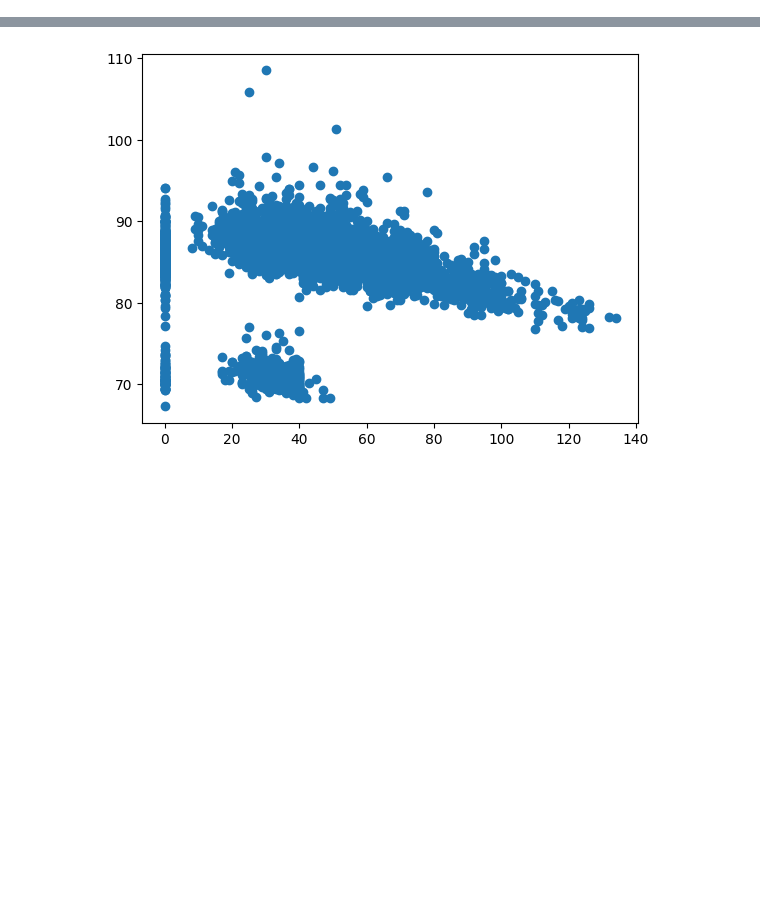
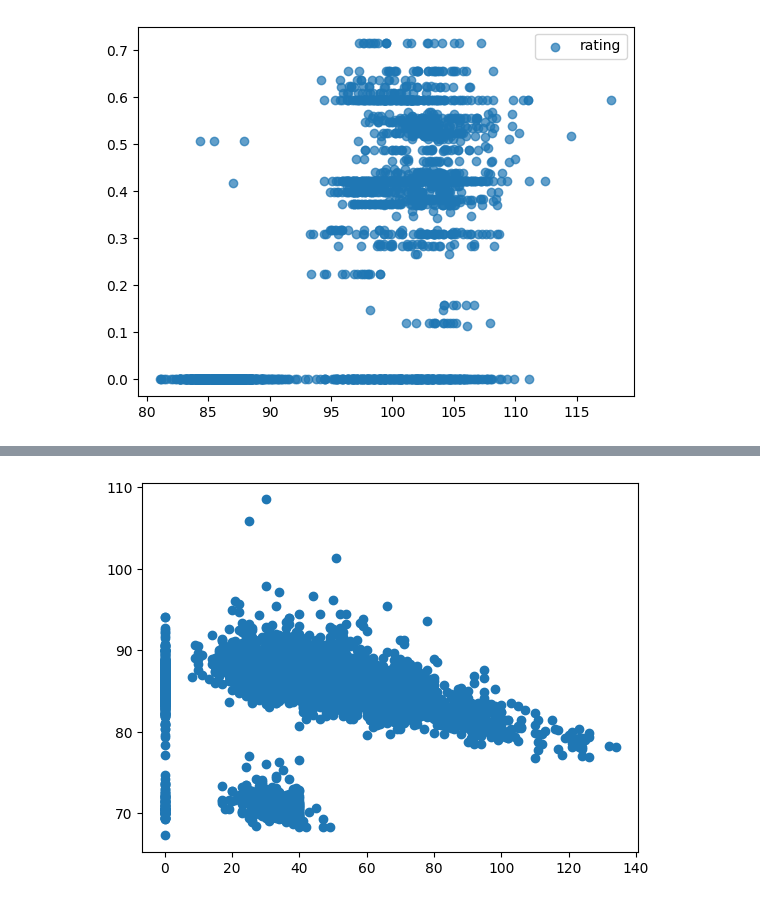
Before and after one commit to chomgid/HorceRacingPrediction2023, a Jupyter notebook: Jaehoon/edaedaeda.ipynb, the cells around one changed output, grey strips where cells are left out. Saved outputs shown, nothing was run; the diff lists cells and outputs as text; code cells hidden in the pictures; blank space fills up the shorter version.

```diff
--- a/Jaehoon/edaedaeda.ipynb
+++ b/Jaehoon/edaedaeda.ipynb
@@ -61,0 +124,9 @@ data_1800=data[data['경주거리']==1800]
+# %%
+#plt.scatter(data_1200['경주기록(초)'],data_1200['마필연령'],label='age',alpha=0.7)
+#plt.scatter(data_1200['경주기록(초)'],data_1200['강수량(mm)'],label='rain',alpha=0.7)
+#plt.scatter(data_1200['경주기록(초)'],data_1200['혈통'],label='parent',alpha=0.7)
+plt.scatter(data_1200['경주기록(초)'],data_1200['max_post'],label='rating',alpha=0.7)
+plt.legend()
+plt.show()
+# %% [output]
+[figure, added]
```
Also changed, not shown: parts of 65 cells of this notebook.
